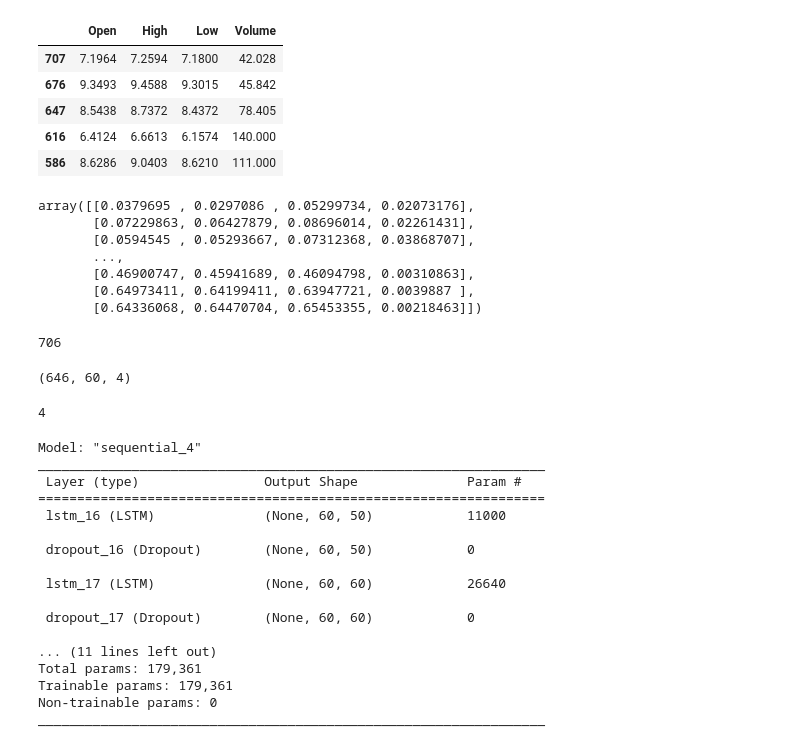
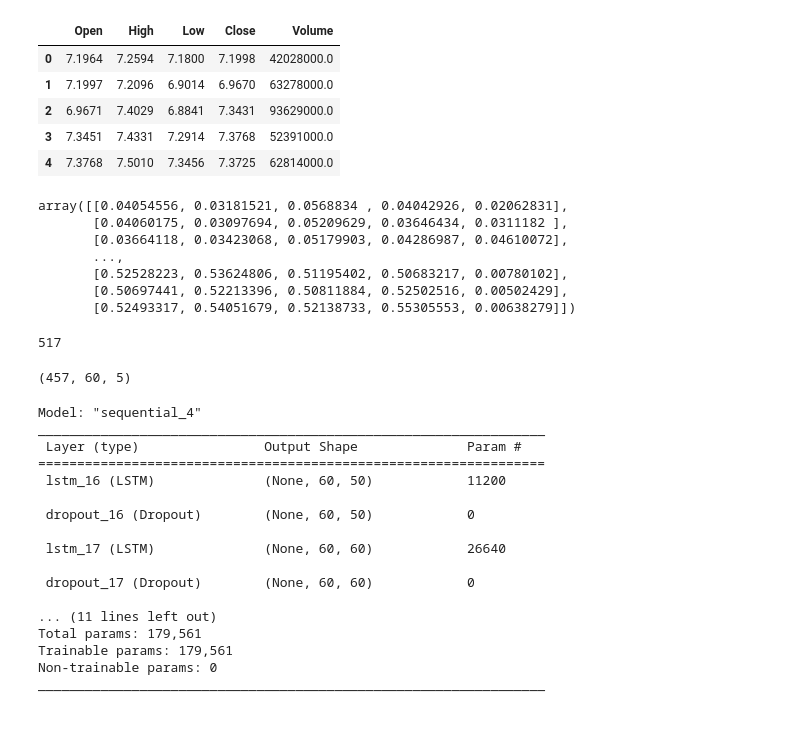
Before and after one commit to christianschwendner/coins_2122, a Jupyter notebook: Prediction/LSTM.ipynb, the cells around one changed output. Drawn from its saved outputs; the diff is of its cells as text; code cells hidden in the pictures.

Commit message:
Set up LSTM Loop; Bug fixes

```diff
--- a/Prediction/LSTM.ipynb
+++ b/Prediction/LSTM.ipynb
@@ -20,6 +28,7 @@ data.tail()
 # %%
 data.rename(columns={'Datum':'Date', 'Eröffn.':'Open', 'Hoch':'High',
-                     'Tief':'Low', 'Vol.':'Volume', 'Zuletzt':'Adj Close'}, inplace=True)
-data['Date'] = pd.to_datetime(data['Date'])
+                     'Tief':'Low', 'Vol.':'Volume', 'Zuletzt':'Close'}, inplace=True)
+data['Date'] = pd.to_datetime(data['Date'], format='%d.%m.%Y')
 data.drop('+/- %', axis=1, inplace=True)
 data.sort_values('Date', inplace=True)
+data.reset_index(drop=True, inplace=True)
@@ -28,3 +53,4 @@ for column in data.drop(columns=['Date', 'Volume']).columns:
     data[column] = [float(str(i).replace(",", "")) for i in data[column]]
 
 data['Volume'] = [str(i).replace(",", "") for i in data['Volume']]
+data = data[['Date', 'Open', 'High', 'Low', 'Close', 'Volume']]
@@ -65,7 +71,6 @@ def value_to_float(x):
     return 0.0
 
 data['Volume'] = data['Volume'].apply(value_to_float)
-data['Volume'] = data['Volume'] / 1000000
 # %%
-data_training = data[data['Date'] < '2021-12-10'].copy()
-data_test = data[data['Date'] < '2021-12-10'].copy()
+data_training = data[data['Date'] < '2021-06-01'].copy()
+data_test = data[data['Date'] > '2021-06-01'].copy()
@@ -92,33 +77,33 @@ data_training
 # %%
-training_data = data_training.drop(['Date', 'Adj Close'], axis = 1)
+training_data = data_training.drop(['Date'], axis = 1)
 training_data.head()
 # %% [output]
-|  | Open | High | Low | Volume |
-| 707 | 7.1964 | 7.2594 | 7.1800 | 42.028 |
-| 676 | 9.3493 | 9.4588 | 9.3015 | 45.842 |
-| 647 | 8.5438 | 8.7372 | 8.4372 | 78.405 |
-| 616 | 6.4124 | 6.6613 | 6.1574 | 140.000 |
-| 586 | 8.6286 | 9.0403 | 8.6210 | 111.000 |
+|  | Open | High | Low | Close | Volume |
+| 0 | 7.1964 | 7.2594 | 7.1800 | 7.1998 | 42028000.0 |
+| 1 | 7.1997 | 7.2096 | 6.9014 | 6.9670 | 63278000.0 |
+| 2 | 6.9671 | 7.4029 | 6.8841 | 7.3431 | 93629000.0 |
+| 3 | 7.3451 | 7.4331 | 7.2914 | 7.3768 | 52391000.0 |
+| 4 | 7.3768 | 7.5010 | 7.3456 | 7.3725 | 62814000.0 |
 # %%
 # MinMaxScaler is used to normalize the data
 scaler = MinMaxScaler()
 training_data = scaler.fit_transform(training_data)
 training_data
 # %% [output]
-array([[0.0379695 , 0.0297086 , 0.05299734, 0.02073176],
-       [0.07229863, 0.06427879, 0.08696014, 0.02261431],
-       [0.0594545 , 0.05293667, 0.07312368, 0.03868707],
+array([[0.04054556, 0.03181521, 0.0568834 , 0.04042926, 0.02062831],
+       [0.04060175, 0.03097694, 0.05209629, 0.03646434, 0.0311182 ],
+       [0.03664118, 0.03423068, 0.05179903, 0.04286987, 0.04610072],
        ...,
-       [0.46900747, 0.45941689, 0.46094798, 0.00310863],
-       [0.64973411, 0.64199411, 0.63947721, 0.0039887 ],
-       [0.64336068, 0.64470704, 0.65453355, 0.00218463]])
+       [0.52528223, 0.53624806, 0.51195402, 0.50683217, 0.00780102],
+       [0.50697441, 0.52213396, 0.50811884, 0.52502516, 0.00502429],
+       [0.52493317, 0.54051679, 0.52138733, 0.55305553, 0.00638279]])
 # %%
 X_train = []
 Y_train = []
 # %%
 training_data.shape[0]
 # %% [output]
-706
+517
 # %%
 for i in range(60, training_data.shape[0]):
     X_train.append(training_data[i-60:i])
@@ -127,11 +112,7 @@ for i in range(60, training_data.shape[0]):
 X_train, Y_train = np.array(X_train), np.array(Y_train)
 X_train.shape
 # %% [output]
-(646, 60, 4)
+(457, 60, 5)
-# %%
-len(X_train[0][0])
-# %% [output]
-4
 # %%
 #Initialize the RNN
 model = Sequential()
@@ -150,7 +131,7 @@ Model: "sequential_4"
 _________________________________________________________________
  Layer (type)                Output Shape              Param #
 =================================================================
- lstm_16 (LSTM)              (None, 60, 50)            11000
+ lstm_16 (LSTM)              (None, 60, 50)            11200
 
  dropout_16 (Dropout)        (None, 60, 50)            0
 
@@ -159,8 +140,8 @@ _________________________________________________________________
  dropout_17 (Dropout)        (None, 60, 60)            0
 
 ... (11 lines left out)
-Total params: 179,361
-Trainable params: 179,361
+Total params: 179,561
+Trainable params: 179,561
 Non-trainable params: 0
 _________________________________________________________________
 # %%
```
Also changed, not shown: parts of 28 cells of this notebook, 1 other file.
